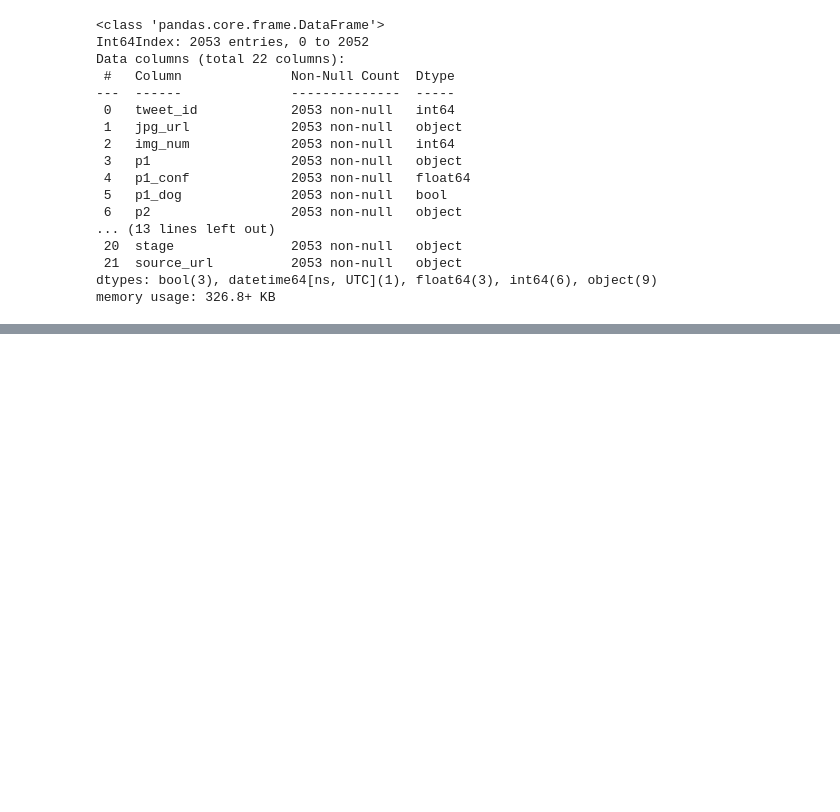
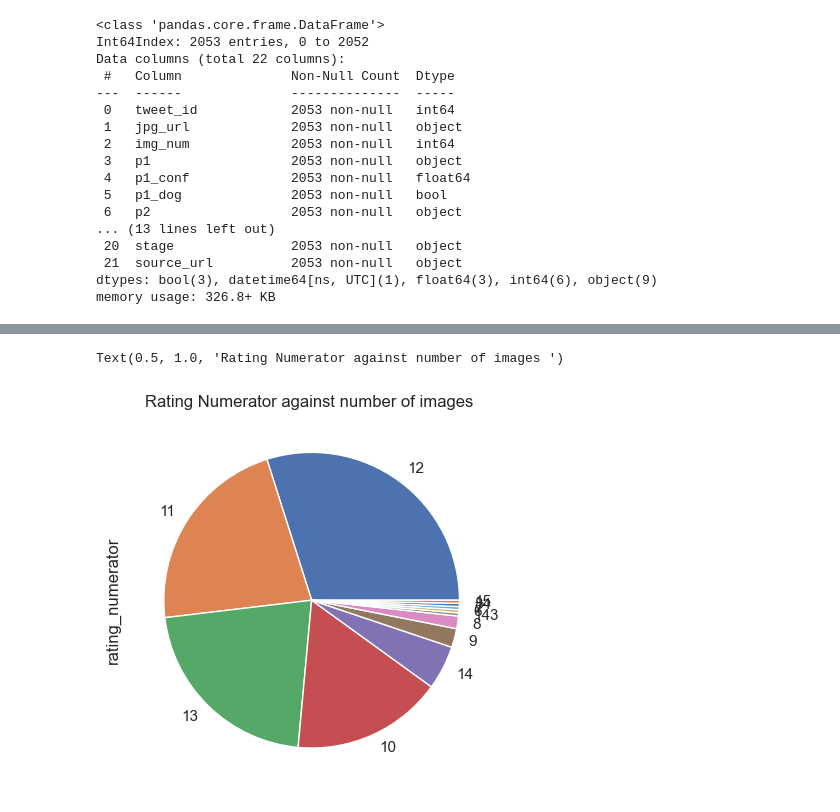
Before and after one commit to ismailomodara/we-rate-dogs, a Jupyter notebook: Wrangle_Act.ipynb, the cells around one changed output, grey strips where cells are left out. Saved outputs shown, nothing was run; the diff lists cells and outputs as text; code cells hidden in the pictures; blank space fills up the shorter version.

```diff
--- a/Wrangle_Act.ipynb
+++ b/Wrangle_Act.ipynb
@@ -849,0 +907,6 @@ df_tweets_master.head()
+# %%
+df_tweets_master[df_tweets_master['img_num'] > 1]['rating_numerator'].value_counts().plot(kind="pie")
+plt.title("Rating Numerator against number of images ")
+# %% [output]
+Text(0.5, 1.0, 'Rating Numerator against number of images ')
+[figure, added]
```
Also changed, not shown: parts of 11 cells of this notebook, 4 other files.
